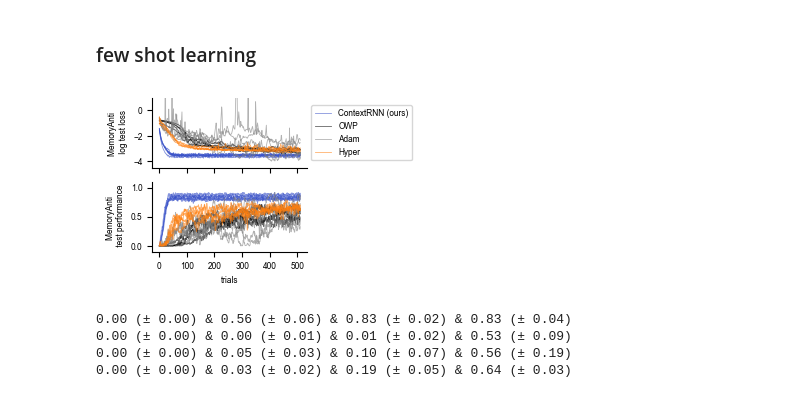
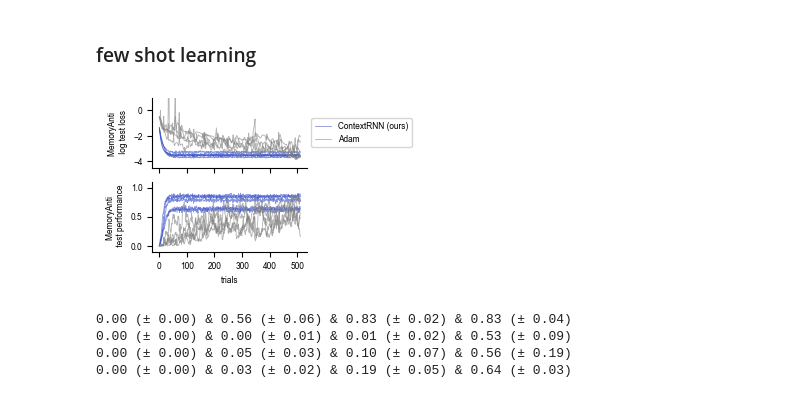
Before and after one commit to hzshan/context_inference_rnn, a Jupyter notebook: figures.ipynb, the cells around one changed output. Cells and saved outputs as stored; diff of their text form; code cells hidden in the pictures.

```diff
--- a/figures.ipynb
+++ b/figures.ipynb
@@ -364,12 +364,12 @@ fig.savefig(fig_name.replace('.png', '.pdf'), bbox_inches='tight')
 ### few shot learning
 # %%
 plt.rcParams.update({'font.size': 6,})
-task_order = 'PsAsPm'
+task_order = 'AsPm'
 new_task = 'ANTI_M'
 fig, axes = plt.subplots(2, 1, figsize=(2, 2), sharex=True)
 n_model = 4
 ts_perf_collect = [[] for i_model in range(n_model)]
-for i_model in range(n_model):
+for i_model in [0, 2]: #range(n_model):
     for seed in range(5):
         if i_model == 0:
             save_name = f'cxtrnn_seq_v2_gating3_ioZ_relu_{task_order}_tskm512_sd{seed}'
@@ -393,36 +393,36 @@ for i_model in range(n_model):
             color = 'C1'
             label = 'Hyper'
             save_sfx = ''
         else:
             save_name = f'hyperrnn_v1_relu_sumbeta1_{task_order}Am_lr0pt001_sd{seed}'
             color = 'C2'
             label = 'HyperINIT'
             save_sfx = '_INIT' # train from scratch
         config = load_config(save_name)
         config['retrain'] = False
         ts_loss_arr = np.load(f'./saved_models/{save_name}/ts_loss_few_shot{save_sfx}.npy')
         ts_perf_arr = np.load(f'./saved_models/{save_name}/ts_perf_few_shot{save_sfx}.npy')
         ts_err_file = f'./saved_models/{save_name}/ts_err_few_shot{save_sfx}.npy'
         ts_err_arr = np.load(ts_err_file) if os.path.isfile(ts_err_file) else np.zeros(ts_loss_arr.shape)
-        task_list = (config['task_list'] + [new_task]) if len(config['task_list']) == 3 else config['task_list']
+        task_list = (config['task_list'] + [new_task]) if (config['task_list'][-1] != new_task) else config['task_list']
         itask = task_list.index(new_task)
         for iax, plot_arr in enumerate([np.log(ts_loss_arr), ts_perf_arr]):
             lbl_kwargs = dict(label=label) if seed == 0 else {}
             axes[iax].plot(plot_arr[:512, itask], color=color, alpha=0.6, linewidth=0.6, **lbl_kwargs)
         ts_perf_collect[i_model].append(ts_perf_arr)
 axes[0].set_ylabel('MemoryAnti \n log test loss')
 axes[1].set_ylabel('MemoryAnti \n test performance')
 axes[1].set_xlabel('trials')
 axes[0].legend(loc='center left', bbox_to_anchor=(1, 0.5))
 axes[0].set_ylim([-4.5, 1])
 axes[1].set_ylim([0-0.1, 1+0.1])
 for ax in axes:
     ax.spines[['top', 'right']].set_visible(False)
 fig_name = f'./figures/few_shot_example_{task_order}.png'
 fig.savefig(fig_name, bbox_inches='tight')
-fig.savefig(fig_name.replace('.png', '.pdf'), bbox_inches='tight')
+fig.savefig(fig_name.replace('.png', '.svg'), bbox_inches='tight')
 # %% [output]
-[figure, old version]
+[figure, new version]
 # %%
 # n_model x n_seed x n_trial (513) x n_task (4)
 ts_perf_collect = np.array(ts_perf_collect)
```
Also changed, not shown: 3 other files.
